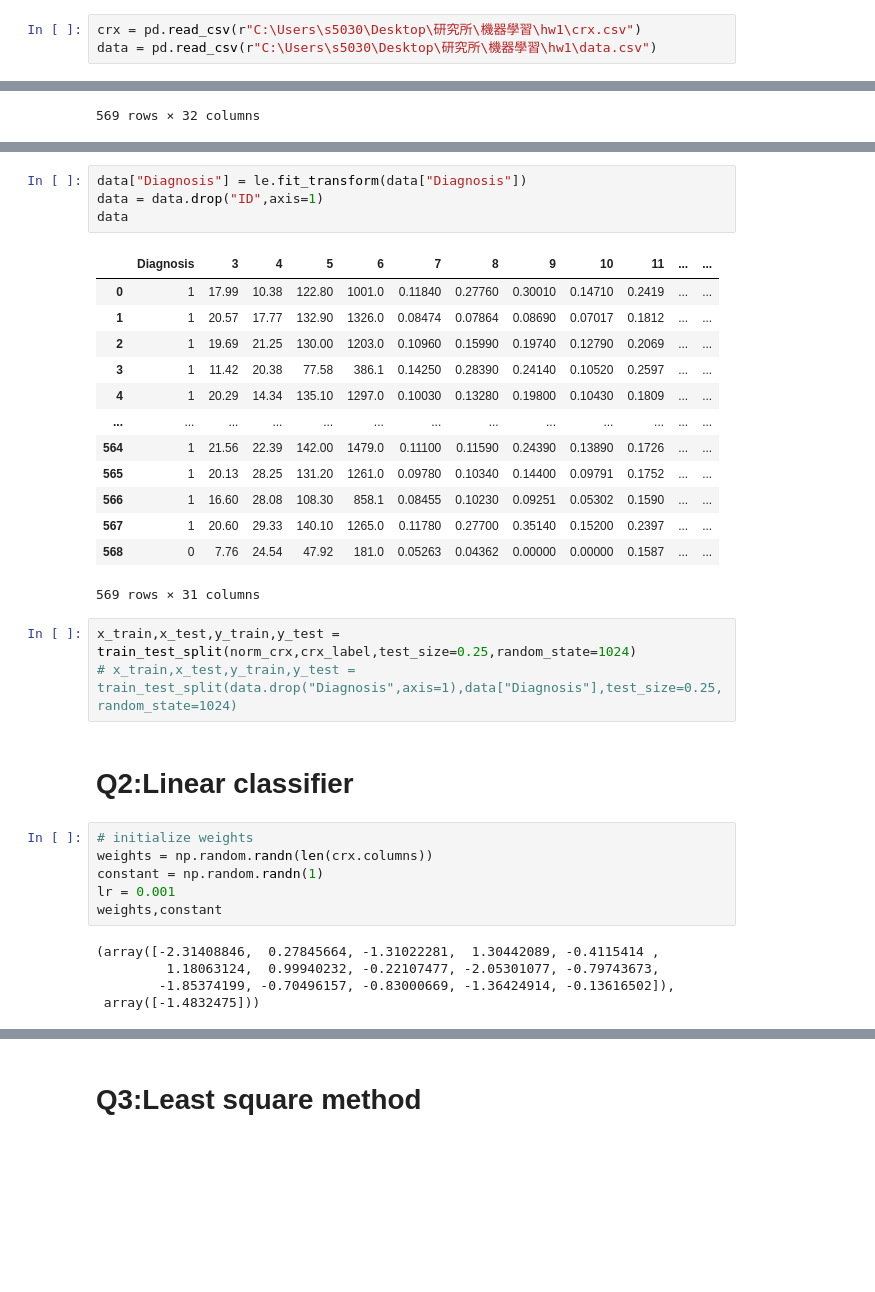
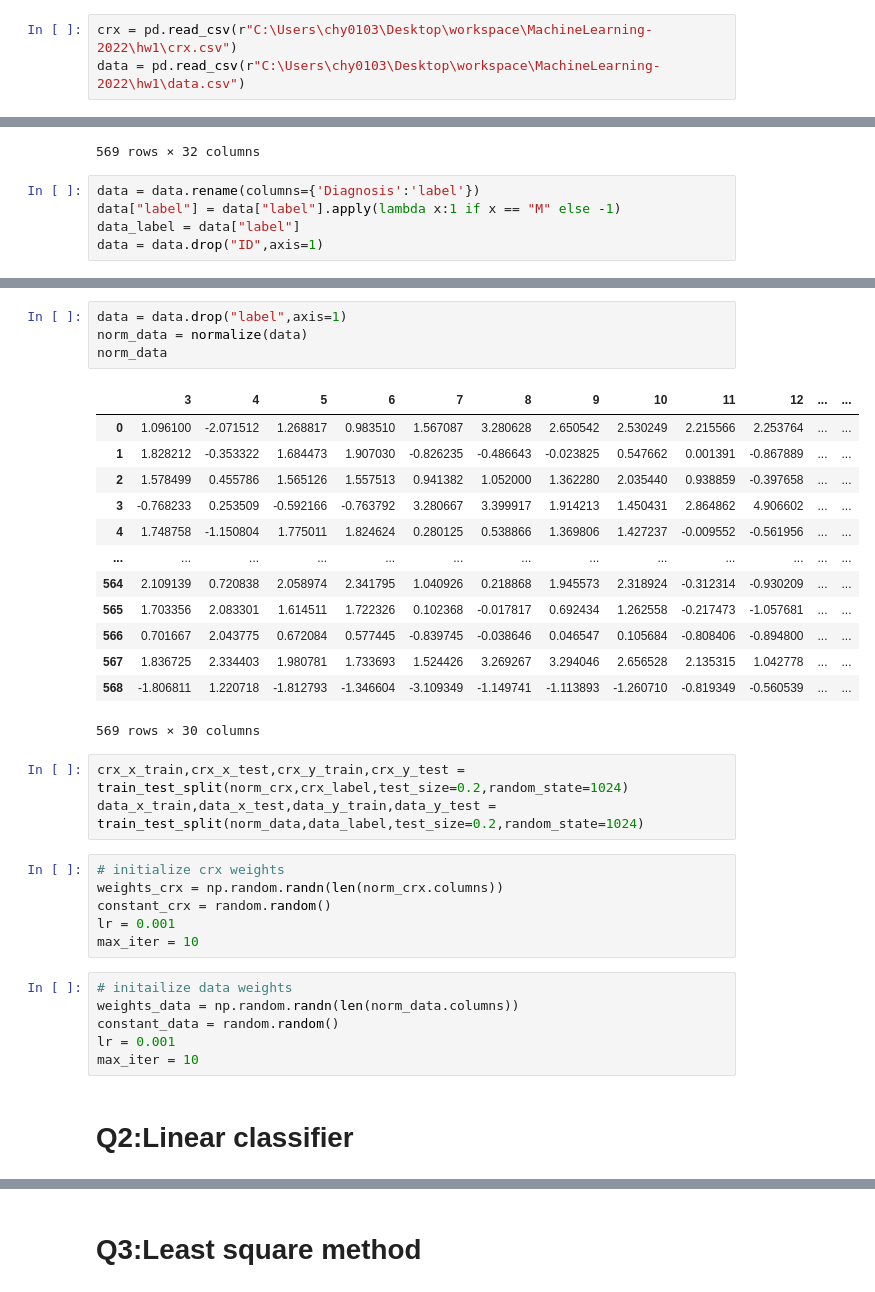
Before and after one commit to chyeh1126/MachineLearning-2022, a Jupyter notebook: hw1/ML_HW1.ipynb, the cells around one changed output, grey strips where cells are left out. Cells and saved outputs as stored; diff of their text form; blank space fills up the shorter version.

```diff
--- a/hw1/ML_HW1.ipynb
+++ b/hw1/ML_HW1.ipynb
@@ -7,8 +7,8 @@ from sklearn.model_selection import train_test_split
 # %%
 le = LabelEncoder()
 # %%
-crx = pd.read_csv(r"C:\Users\s5030\Desktop\研究所\機器學習\hw1\crx.csv")
-data = pd.read_csv(r"C:\Users\s5030\Desktop\研究所\機器學習\hw1\data.csv")
+crx = pd.read_csv(r"C:\Users\chy0103\Desktop\workspace\MachineLearning-2022\hw1\crx.csv")
+data = pd.read_csv(r"C:\Users\chy0103\Desktop\workspace\MachineLearning-2022\hw1\data.csv")
 # %%
 crx
 # %% [output]
@@ -109,3 +110,8 @@ data
 | 567 | 927241 | M | 20.60 | 29.33 | 140.10 | 1265.0 | 0.11780 | 0.27700 | 0.35140 | 0.15200 | ... | ... |
 | 568 | 92751 | B | 7.76 | 24.54 | 47.92 | 181.0 | 0.05263 | 0.04362 | 0.00000 | 0.00000 | ... | ... |
 569 rows × 32 columns
+# %%
+data = data.rename(columns={'Diagnosis':'label'})
+data["label"] = data["label"].apply(lambda x:1 if x == "M" else -1)
+data_label = data["label"]
+data = data.drop("ID",axis=1)
@@ -112,35 +134,36 @@ data
 # %%
-data["Diagnosis"] = le.fit_transform(data["Diagnosis"])
-data = data.drop("ID",axis=1)
-data
+data = data.drop("label",axis=1)
+norm_data = normalize(data)
+norm_data
 # %% [output]
-|  | Diagnosis | 3 | 4 | 5 | 6 | 7 | 8 | 9 | 10 | 11 | ... | ... |
-| 0 | 1 | 17.99 | 10.38 | 122.80 | 1001.0 | 0.11840 | 0.27760 | 0.30010 | 0.14710 | 0.2419 | ... | ... |
-| 1 | 1 | 20.57 | 17.77 | 132.90 | 1326.0 | 0.08474 | 0.07864 | 0.08690 | 0.07017 | 0.1812 | ... | ... |
-| 2 | 1 | 19.69 | 21.25 | 130.00 | 1203.0 | 0.10960 | 0.15990 | 0.19740 | 0.12790 | 0.2069 | ... | ... |
-| 3 | 1 | 11.42 | 20.38 | 77.58 | 386.1 | 0.14250 | 0.28390 | 0.24140 | 0.10520 | 0.2597 | ... | ... |
-| 4 | 1 | 20.29 | 14.34 | 135.10 | 1297.0 | 0.10030 | 0.13280 | 0.19800 | 0.10430 | 0.1809 | ... | ... |
+|  | 3 | 4 | 5 | 6 | 7 | 8 | 9 | 10 | 11 | 12 | ... | ... |
+| 0 | 1.096100 | -2.071512 | 1.268817 | 0.983510 | 1.567087 | 3.280628 | 2.650542 | 2.530249 | 2.215566 | 2.253764 | ... | ... |
+| 1 | 1.828212 | -0.353322 | 1.684473 | 1.907030 | -0.826235 | -0.486643 | -0.023825 | 0.547662 | 0.001391 | -0.867889 | ... | ... |
+| 2 | 1.578499 | 0.455786 | 1.565126 | 1.557513 | 0.941382 | 1.052000 | 1.362280 | 2.035440 | 0.938859 | -0.397658 | ... | ... |
+| 3 | -0.768233 | 0.253509 | -0.592166 | -0.763792 | 3.280667 | 3.399917 | 1.914213 | 1.450431 | 2.864862 | 4.906602 | ... | ... |
+| 4 | 1.748758 | -1.150804 | 1.775011 | 1.824624 | 0.280125 | 0.538866 | 1.369806 | 1.427237 | -0.009552 | -0.561956 | ... | ... |
 | ... | ... | ... | ... | ... | ... | ... | ... | ... | ... | ... | ... | ... |
-| 564 | 1 | 21.56 | 22.39 | 142.00 | 1479.0 | 0.11100 | 0.11590 | 0.24390 | 0.13890 | 0.1726 | ... | ... |
-| 565 | 1 | 20.13 | 28.25 | 131.20 | 1261.0 | 0.09780 | 0.10340 | 0.14400 | 0.09791 | 0.1752 | ... | ... |
-| 566 | 1 | 16.60 | 28.08 | 108.30 | 858.1 | 0.08455 | 0.10230 | 0.09251 | 0.05302 | 0.1590 | ... | ... |
-| 567 | 1 | 20.60 | 29.33 | 140.10 | 1265.0 | 0.11780 | 0.27700 | 0.35140 | 0.15200 | 0.2397 | ... | ... |
-| 568 | 0 | 7.76 | 24.54 | 47.92 | 181.0 | 0.05263 | 0.04362 | 0.00000 | 0.00000 | 0.1587 | ... | ... |
+| 564 | 2.109139 | 0.720838 | 2.058974 | 2.341795 | 1.040926 | 0.218868 | 1.945573 | 2.318924 | -0.312314 | -0.930209 | ... | ... |
+| 565 | 1.703356 | 2.083301 | 1.614511 | 1.722326 | 0.102368 | -0.017817 | 0.692434 | 1.262558 | -0.217473 | -1.057681 | ... | ... |
+| 566 | 0.701667 | 2.043775 | 0.672084 | 0.577445 | -0.839745 | -0.038646 | 0.046547 | 0.105684 | -0.808406 | -0.894800 | ... | ... |
+| 567 | 1.836725 | 2.334403 | 1.980781 | 1.733693 | 1.524426 | 3.269267 | 3.294046 | 2.656528 | 2.135315 | 1.042778 | ... | ... |
+| 568 | -1.806811 | 1.220718 | -1.812793 | -1.346604 | -3.109349 | -1.149741 | -1.113893 | -1.260710 | -0.819349 | -0.560539 | ... | ... |
-569 rows × 31 columns
+569 rows × 30 columns
 # %%
-x_train,x_test,y_train,y_test = train_test_split(norm_crx,crx_label,test_size=0.25,random_state=1024)
-# x_train,x_test,y_train,y_test = train_test_split(data.drop("Diagnosis",axis=1),data["Diagnosis"],test_size=0.25,random_state=1024)
+crx_x_train,crx_x_test,crx_y_train,crx_y_test = train_test_split(norm_crx,crx_label,test_size=0.2,random_state=1024)
+data_x_train,data_x_test,data_y_train,data_y_test = train_test_split(norm_data,data_label,test_size=0.2,random_state=1024)
+# %%
+# initialize crx weights
+weights_crx = np.random.randn(len(norm_crx.columns))
+constant_crx = random.random()
+lr = 0.001
+max_iter = 10
+# %%
+# initailize data weights
+weights_data = np.random.randn(len(norm_data.columns))
+constant_data = random.random()
+lr = 0.001
+max_iter = 10
 # %% [markdown]
 # Q2:Linear classifier
-# %%
-# initialize weights
-weights = np.random.randn(len(crx.columns))
-constant = np.random.randn(1)
-lr = 0.001
-weights,constant
-# %% [output]
-(array([-2.31408846,  0.27845664, -1.31022281,  1.30442089, -0.4115414 ,
-         1.18063124,  0.99940232, -0.22107477, -2.05301077, -0.79743673,
-        -1.85374199, -0.70496157, -0.83000669, -1.36424914, -0.13616502]),
- array([-1.4832475]))
 # %%
```
Also changed, not shown: parts of 29 cells of this notebook.
